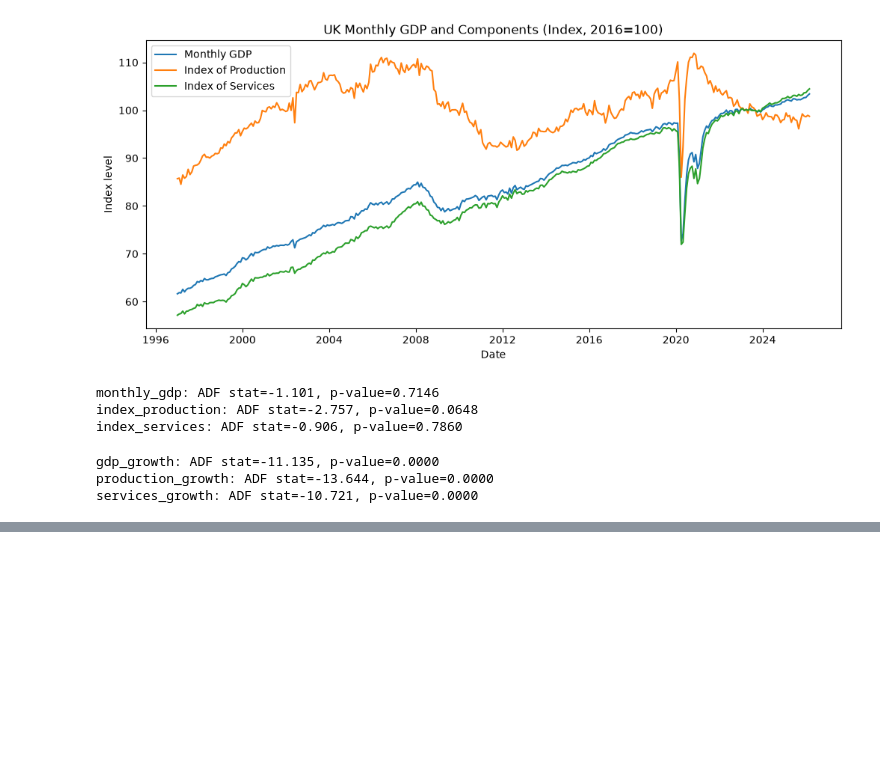
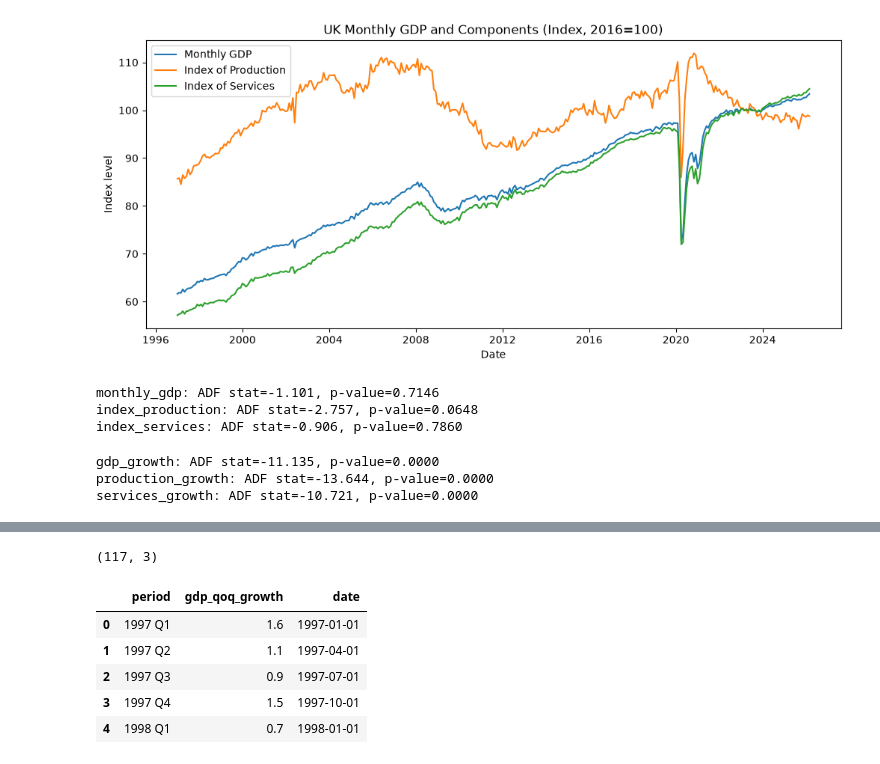
Before and after one commit to Khadeza-Zaman/uk-gdp-nowcasting, a Jupyter notebook: notebooks/01_nowcasting_exploration.ipynb, the cells around one changed output, grey strips where cells are left out. Drawn from its saved outputs; the diff is of its cells as text; code cells hidden in the pictures; blank space fills up the shorter version.

```diff
--- a/notebooks/01_nowcasting_exploration.ipynb
+++ b/notebooks/01_nowcasting_exploration.ipynb
@@ -131,0 +148,16 @@ services_growth: ADF stat=-10.721, p-value=0.0000
+# %%
+gdp_df = pd.read_csv('../data/raw/gdp_qoq_growth.csv', skiprows=8, names=['period', 'value'])
+gdp_df['date'] = pd.PeriodIndex(gdp_df['period'].str.replace(' ', ''), freq='Q').to_timestamp()
+gdp_df = gdp_df.rename(columns={'value': 'gdp_qoq_growth'})
+gdp_df = gdp_df[gdp_df['date'] >= '1997-01-01'].reset_index(drop=True)
+
+print(gdp_df.shape)
+gdp_df.head()
+# %% [output]
+(117, 3)
+|  | period | gdp_qoq_growth | date |
+| 0 | 1997 Q1 | 1.6 | 1997-01-01 |
+| 1 | 1997 Q2 | 1.1 | 1997-04-01 |
+| 2 | 1997 Q3 | 0.9 | 1997-07-01 |
+| 3 | 1997 Q4 | 1.5 | 1997-10-01 |
+| 4 | 1998 Q1 | 0.7 | 1998-01-01 |
```
Also changed, not shown: parts of 4 cells of this notebook, 1 other file.
